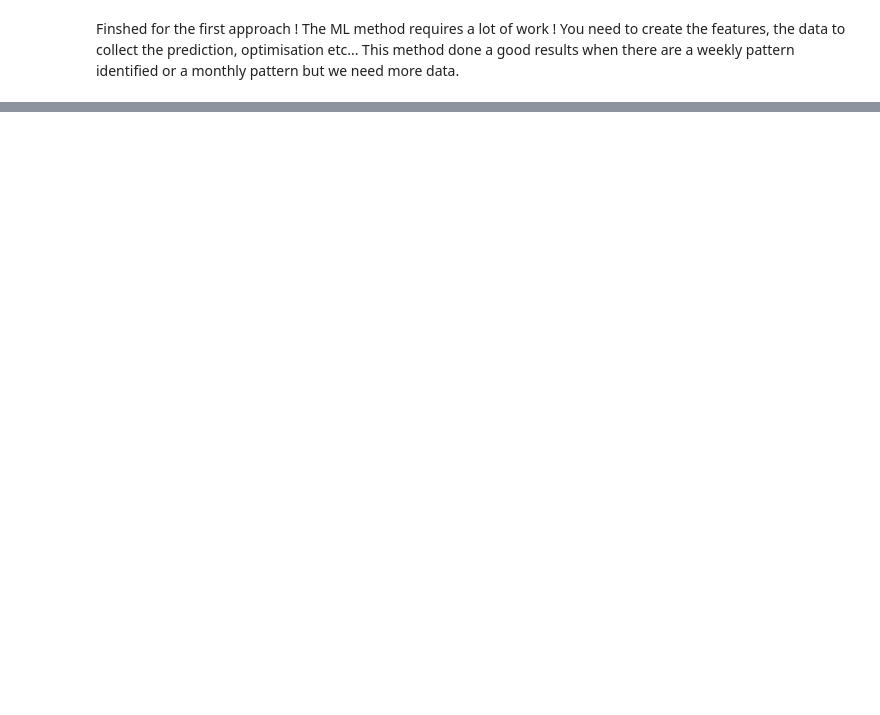
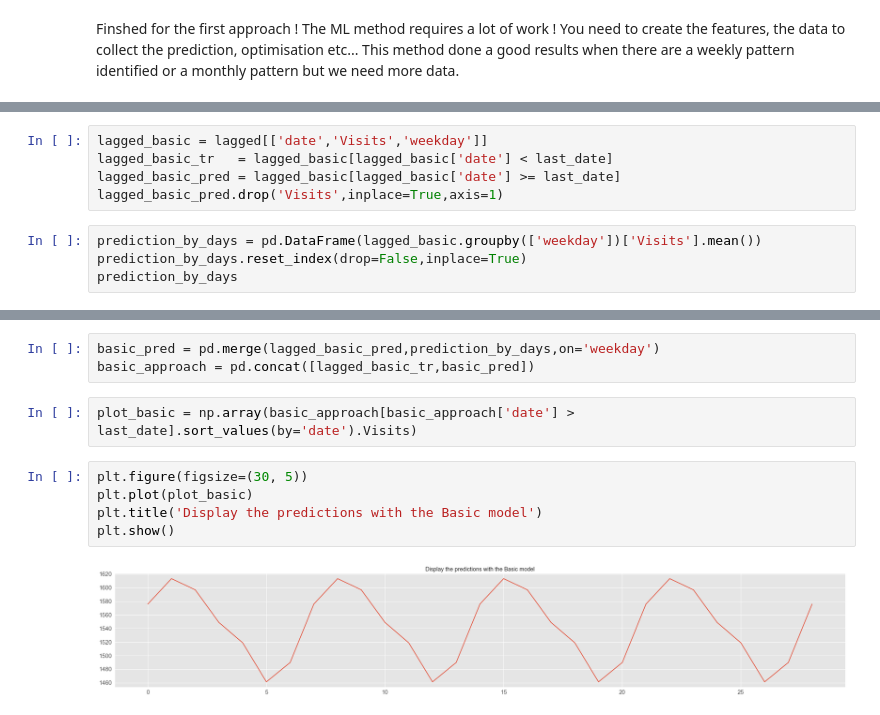
Before and after one commit to hoangntc/web-traffic-time-series-forecasting, a Jupyter notebook: reference/predictive-analysis-with-different-approach.ipynb, the cells around one changed output, grey strips where cells are left out. Cells and saved outputs as stored; diff of their text form; blank space fills up the shorter version.

Commit message:
different approaches

```diff
--- a/reference/predictive-analysis-with-different-approach.ipynb
+++ b/reference/predictive-analysis-with-different-approach.ipynb
@@ -480,0 +486,9 @@ Finshed for the first approach ! The ML method requires a lot of work ! You need
+# %%
+lagged_basic = lagged[['date','Visits','weekday']]
+lagged_basic_tr   = lagged_basic[lagged_basic['date'] < last_date]
+lagged_basic_pred = lagged_basic[lagged_basic['date'] >= last_date]
+lagged_basic_pred.drop('Visits',inplace=True,axis=1)
+# %%
+prediction_by_days = pd.DataFrame(lagged_basic.groupby(['weekday'])['Visits'].mean())
+prediction_by_days.reset_index(drop=False,inplace=True)
+prediction_by_days
@@ -480,0 +504,12 @@ Finshed for the first approach ! The ML method requires a lot of work ! You need
+# %%
+basic_pred = pd.merge(lagged_basic_pred,prediction_by_days,on='weekday')
+basic_approach = pd.concat([lagged_basic_tr,basic_pred])
+# %%
+plot_basic = np.array(basic_approach[basic_approach['date'] > last_date].sort_values(by='date').Visits)
+# %%
+plt.figure(figsize=(30, 5))
+plt.plot(plot_basic)
+plt.title('Display the predictions with the Basic model')
+plt.show()
+# %% [output]
+[figure, added]
```
Also changed, not shown: parts of 30 cells of this notebook.
